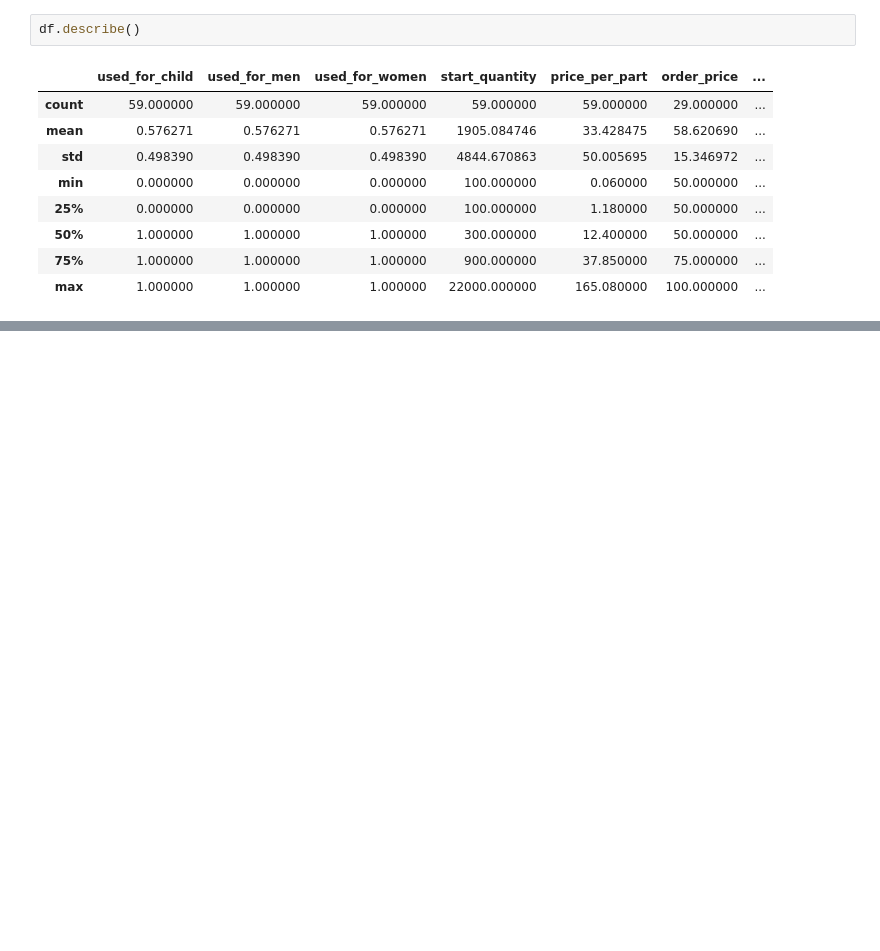
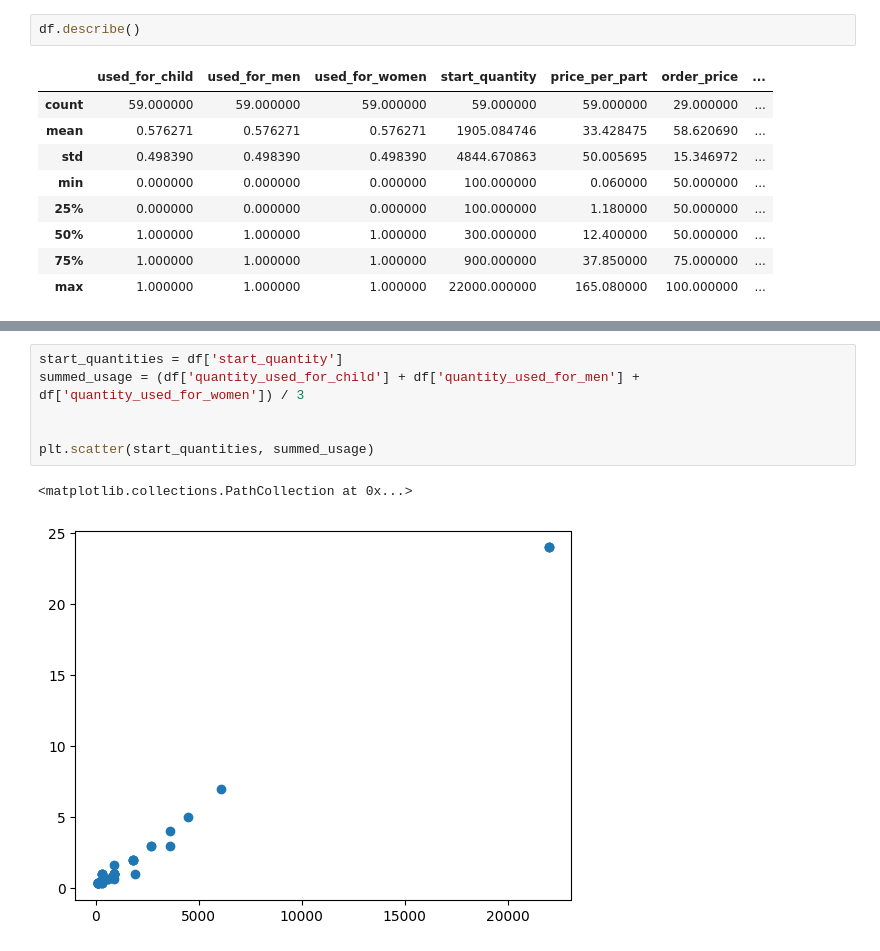
Before and after one commit to buecktobias/ibsys2SCM, a Jupyter notebook: user-docs/data_analyses/material_cost.ipynb, the cells around one changed output, grey strips where cells are left out. Drawn from its saved outputs; the diff is of its cells as text; blank space fills up the shorter version.

```diff
--- a/user-docs/data_analyses/material_cost.ipynb
+++ b/user-docs/data_analyses/material_cost.ipynb
@@ -109,0 +113,9 @@ plt.show()
+# %%
+start_quantities = df['start_quantity']
+summed_usage = (df['quantity_used_for_child'] + df['quantity_used_for_men'] + df['quantity_used_for_women']) / 3
+
+
+plt.scatter(start_quantities, summed_usage)
+# %% [output]
+<matplotlib.collections.PathCollection at 0x...>
+[figure, added]
```
Also changed, not shown: parts of 11 cells of this notebook, 5 other files.
